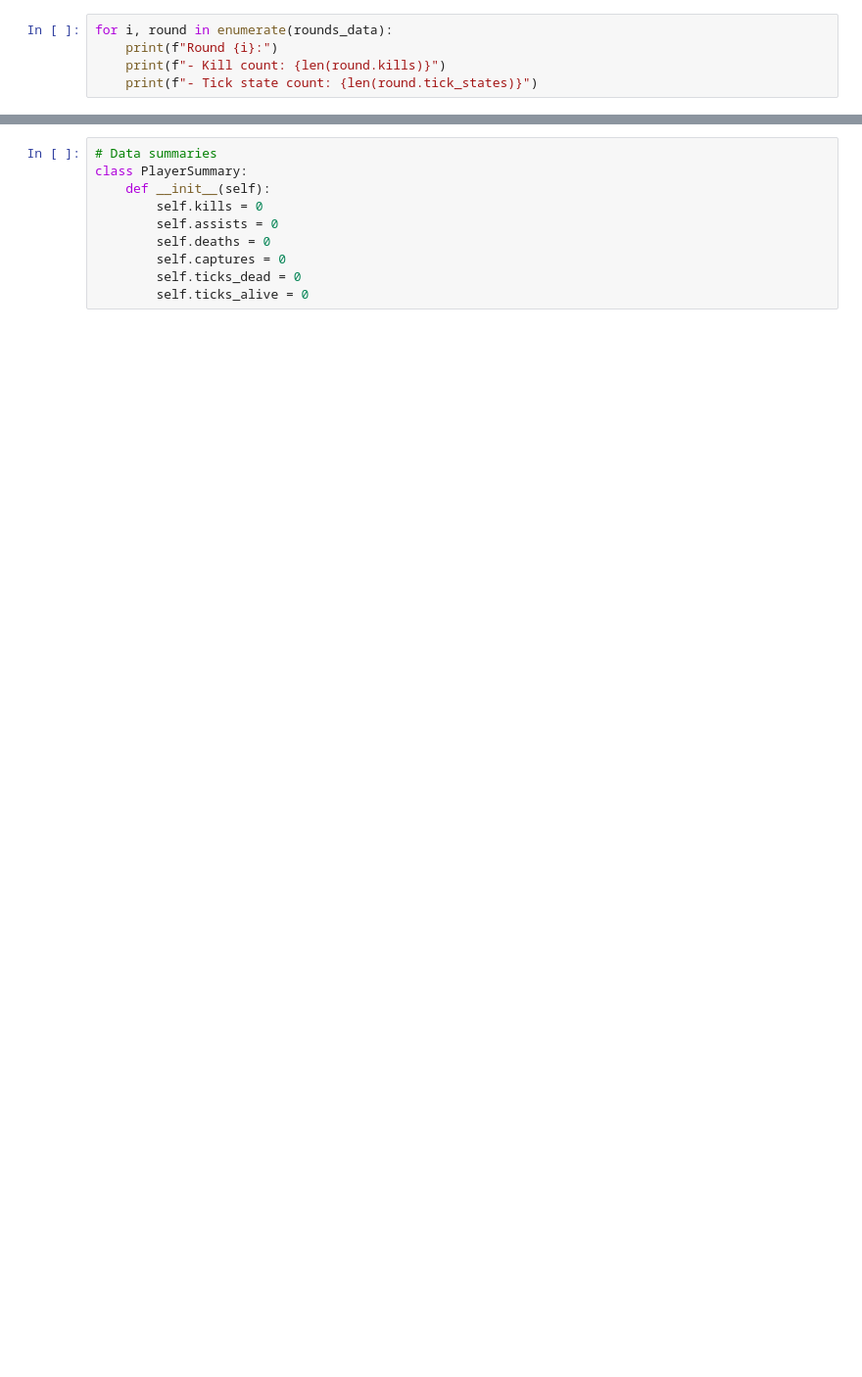
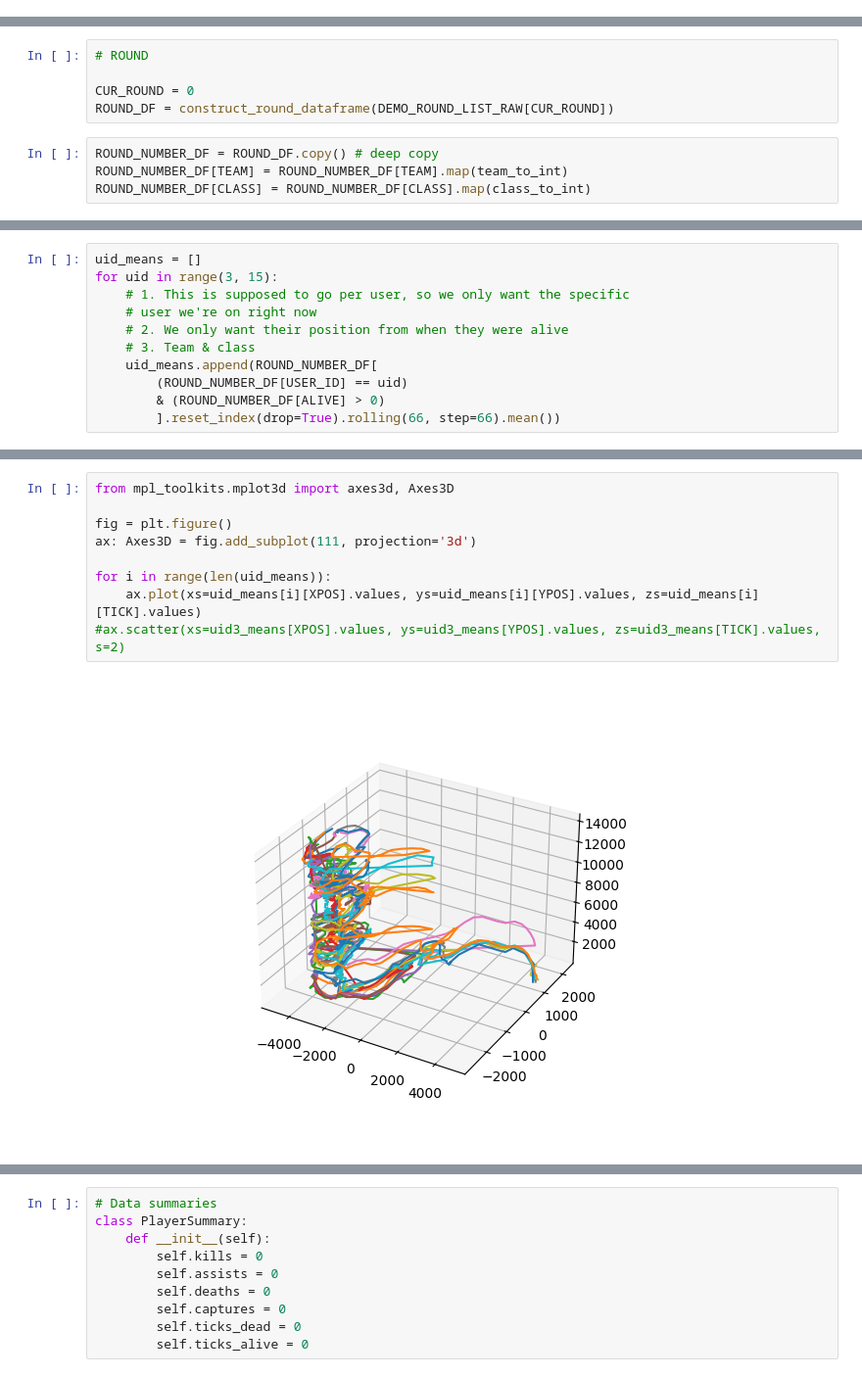
Before and after one commit to davtwal/demo-analysis, a Jupyter notebook: python/analysis.ipynb, the cells around one changed output, grey strips where cells are left out. Shown at 98% size. Drawn from its saved outputs; the diff is of its cells as text; blank space fills up the shorter version.

```diff
--- a/python/analysis.ipynb
+++ b/python/analysis.ipynb
@@ -68,5 +119,0 @@ Round 5:  4:32.52 (272.519994)
-# %%
-for i, round in enumerate(rounds_data):
-    print(f"Round {i}:")
-    print(f"- Kill count: {len(round.kills)}")
-    print(f"- Tick state count: {len(round.tick_states)}")
@@ -88,0 +247,9 @@ Round 4:
+# %%
+# ROUND
+
+CUR_ROUND = 0
+ROUND_DF = construct_round_dataframe(DEMO_ROUND_LIST_RAW[CUR_ROUND])
+# %%
+ROUND_NUMBER_DF = ROUND_DF.copy() # deep copy
+ROUND_NUMBER_DF[TEAM] = ROUND_NUMBER_DF[TEAM].map(team_to_int)
+ROUND_NUMBER_DF[CLASS] = ROUND_NUMBER_DF[CLASS].map(class_to_int)
@@ -88,0 +309,11 @@ Round 4:
+# %%
+uid_means = []
+for uid in range(3, 15):
+    # 1. This is supposed to go per user, so we only want the specific
+    # user we're on right now
+    # 2. We only want their position from when they were alive
+    # 3. Team & class
+    uid_means.append(ROUND_NUMBER_DF[
+        (ROUND_NUMBER_DF[USER_ID] == uid)
+        & (ROUND_NUMBER_DF[ALIVE] > 0)
+        ].reset_index(drop=True).rolling(66, step=66).mean())
@@ -88,0 +374,11 @@ Round 4:
+# %%
+from mpl_toolkits.mplot3d import axes3d, Axes3D
+
+fig = plt.figure()
+ax: Axes3D = fig.add_subplot(111, projection='3d')
+
+for i in range(len(uid_means)):
+    ax.plot(xs=uid_means[i][XPOS].values, ys=uid_means[i][YPOS].values, zs=uid_means[i][TICK].values)
+#ax.scatter(xs=uid3_means[XPOS].values, ys=uid3_means[YPOS].values, zs=uid3_means[TICK].values, s=2)
+# %% [output]
+[figure, added]
```
Also changed, not shown: parts of 45 cells of this notebook, 11 other files.
